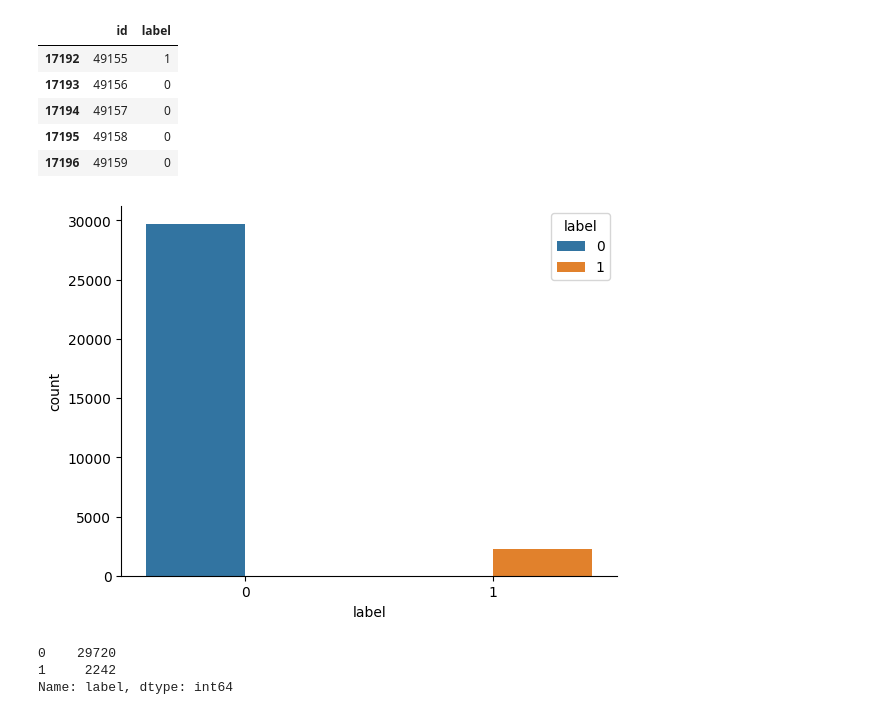
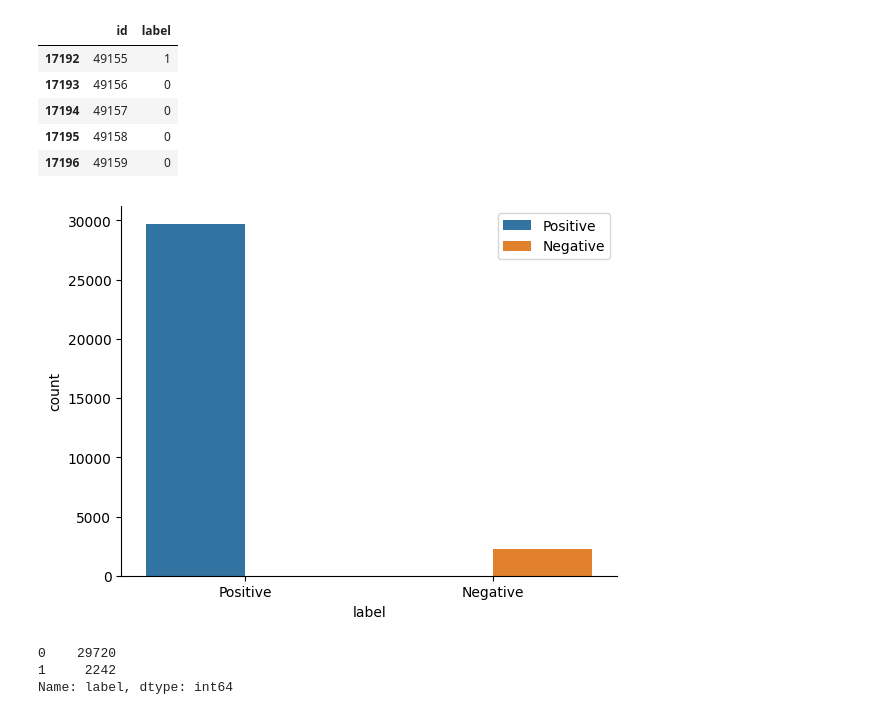
Before and after one commit to mdepasquale1023/Python-Practice, a Jupyter notebook: TwitterSentiments.ipynb, the cells around one changed output. Drawn from its saved outputs; the diff is of its cells as text; code cells hidden in the pictures.

```diff
--- a/TwitterSentiments.ipynb
+++ b/TwitterSentiments.ipynb
@@ -774,9 +814,11 @@ res.tail()
 # %%
 #plotting results
 sns.countplot(data=train_original, x='label', hue='label')
+plt.xticks([0, 1], ['Positive', 'Negative'])
+plt.legend(labels=['Positive', 'Negative'])
 sns.despine()
 # %% [output]
-[figure, old version]
+[figure, new version]
 # %%
 value_counts = train_original['label'].value_counts()
 
```
Also changed, not shown: parts of 7 cells of this notebook.
